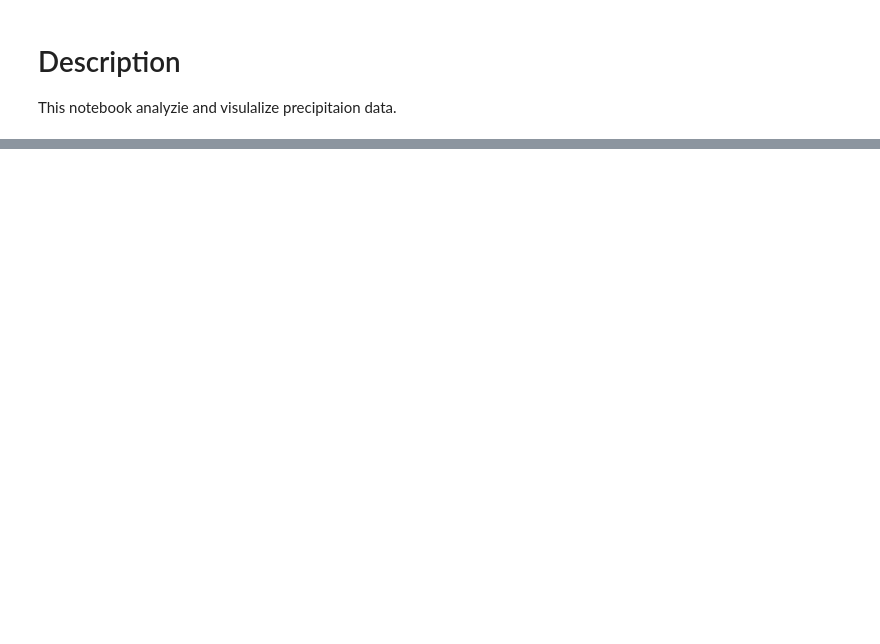
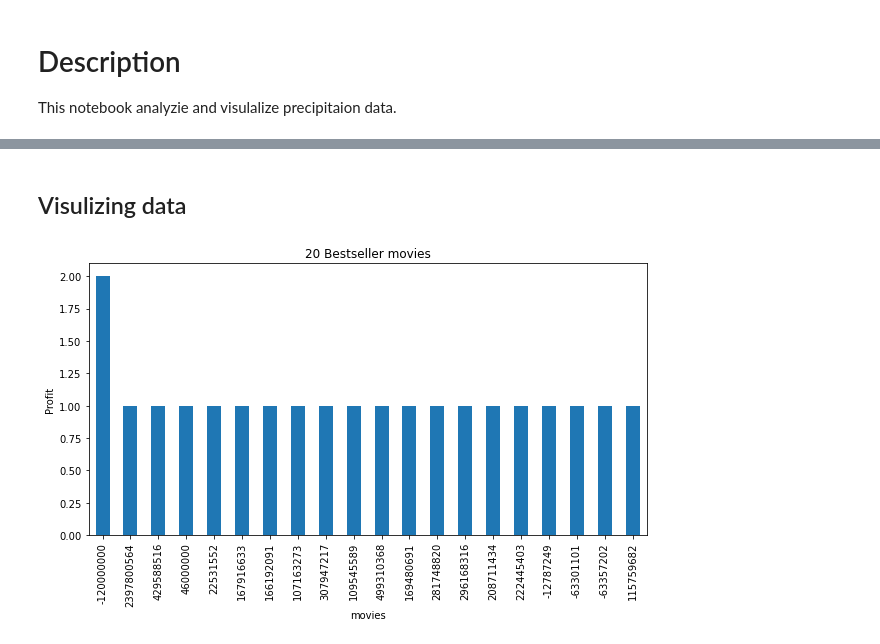
Before and after one commit to amirsetu/Watson-Studio, a Jupyter notebook: First Jupyter Notebook.ipynb, the cells around one changed output, grey strips where cells are left out. Cells and saved outputs as stored; diff of their text form; code cells hidden in the pictures; blank space fills up the shorter version.

```diff
--- a/First Jupyter Notebook.ipynb
+++ b/First Jupyter Notebook.ipynb
@@ -37,0 +47,3 @@ df_data_1.head()
+# %%
+df_data_1 = df_data_1.drop(['url', 'domestic_gross', 'opening_weekend', 'mpaa', 'theaters', 'runtime'], axis=1)
+df_data_1.head(5)
@@ -37,0 +61,3 @@ df_data_1.head()
+# %%
+df_data_1 = df_data_1.rename(columns={"rank": "Rank", "release_date": "Release Date", "title": "Title", "production_cost": "Production Cost","worldwide_gross": "Worldwide Gross", "genre": "Genre", "year": "Year" })
+df_data_1.head()
@@ -37,0 +75,3 @@ df_data_1.head()
+# %%
+df_data_1['Profit'] = df_data_1['Worldwide Gross'] - df_data_1['Production Cost']
+df_data_1.head()
@@ -37,0 +85,9 @@ df_data_1.head()
+# %% [markdown]
+## Visulizing data
+# %%
+df_data_1.Profit.value_counts().nlargest(20).plot(kind='bar', figsize=(10,5))
+plt.title("20 Bestseller movies")
+plt.ylabel('Profit')
+plt.xlabel('movies');
+# %% [output]
+[figure, added]
```
Also changed, not shown: parts of 7 cells of this notebook.
